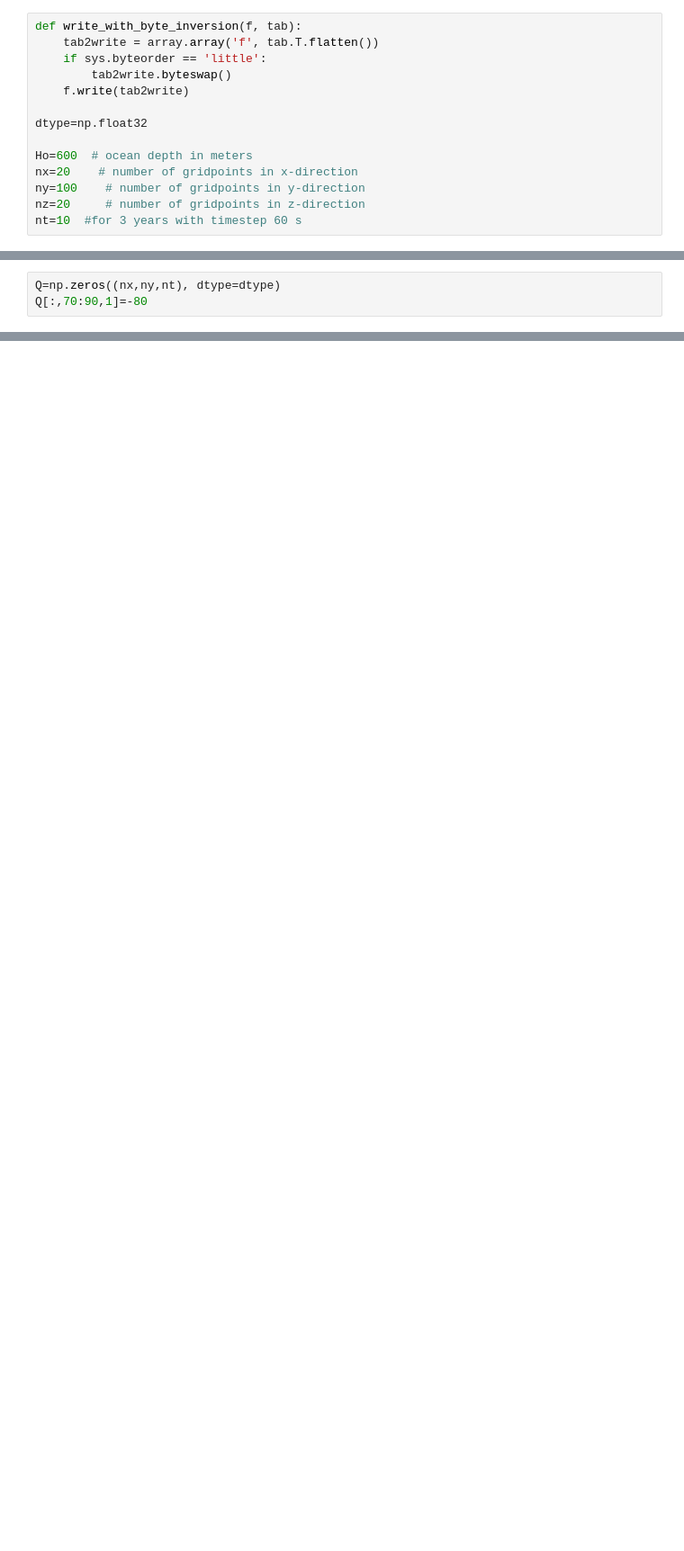
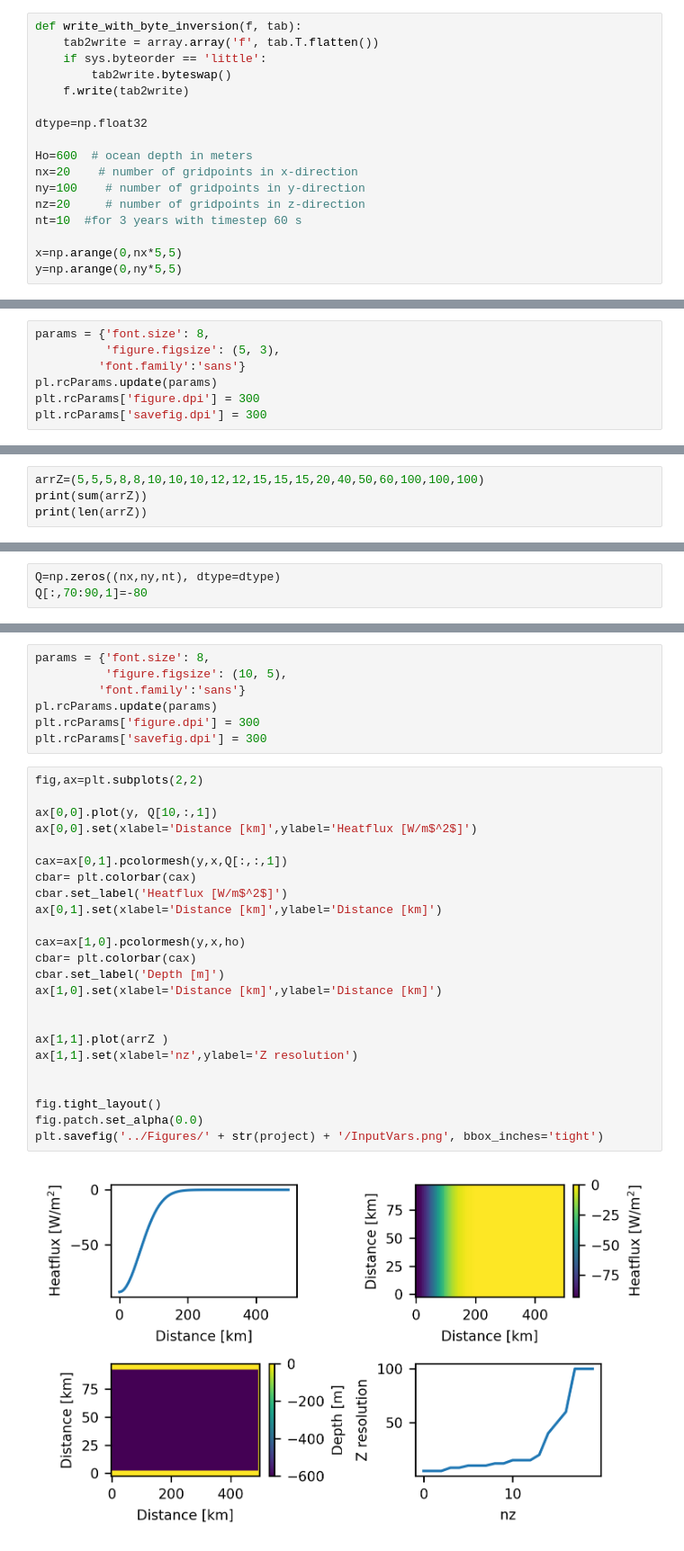
Before and after one commit to kaftkatt/IntercambioNGC, a Jupyter notebook: Scripts/GenerateData.ipynb, the cells around one changed output, grey strips where cells are left out. Shown at 90% size. Saved outputs shown, nothing was run; the diff lists cells and outputs as text; blank space fills up the shorter version.

Commit message:
Created experiment base for gaussian heatflux

```diff
--- a/Scripts/GenerateData.ipynb
+++ b/Scripts/GenerateData.ipynb
@@ -17,3 +21,6 @@ nx=20    # number of gridpoints in x-direction
 ny=100    # number of gridpoints in y-direction
 nz=20     # number of gridpoints in z-direction
 nt=10  #for 3 years with timestep 60 s
+
+x=np.arange(0,nx*5,5)
+y=np.arange(0,ny*5,5)
@@ -58,3 +27,10 @@ plt.plot(Q[10,:,1])
+# %%
+params = {'font.size': 8,
+          'figure.figsize': (5, 3),
+         'font.family':'sans'}
+pl.rcParams.update(params)
+plt.rcParams['figure.dpi'] = 300
+plt.rcParams['savefig.dpi'] = 300
 # %%
 def gaussian(x, mu, sig):
     return (
@@ -74,0 +50,4 @@ plt.plot(Q[10,:,1])
+# %%
+arrZ=(5,5,5,8,8,10,10,10,12,12,15,15,15,20,40,50,60,100,100,100)
+print(sum(arrZ))
+print(len(arrZ))
@@ -77,0 +75,33 @@ Q[:,70:90,1]=-80
+# %%
+params = {'font.size': 8,
+          'figure.figsize': (10, 5),
+         'font.family':'sans'}
+pl.rcParams.update(params)
+plt.rcParams['figure.dpi'] = 300
+plt.rcParams['savefig.dpi'] = 300
+# %%
+fig,ax=plt.subplots(2,2)
+
+ax[0,0].plot(y, Q[10,:,1])
+ax[0,0].set(xlabel='Distance [km]',ylabel='Heatflux [W/m$^2$]')
+
+cax=ax[0,1].pcolormesh(y,x,Q[:,:,1])
+cbar= plt.colorbar(cax)
+cbar.set_label('Heatflux [W/m$^2$]')
+ax[0,1].set(xlabel='Distance [km]',ylabel='Distance [km]')
+
+cax=ax[1,0].pcolormesh(y,x,ho)
+cbar= plt.colorbar(cax)
+cbar.set_label('Depth [m]')
+ax[1,0].set(xlabel='Distance [km]',ylabel='Distance [km]')
+
+
+ax[1,1].plot(arrZ )
+ax[1,1].set(xlabel='nz',ylabel='Z resolution')
+
+
+fig.tight_layout()
+fig.patch.set_alpha(0.0)
+plt.savefig('../Figures/' + str(project) + '/InputVars.png', bbox_inches='tight')
+# %% [output]
+[figure, added]
```
Also changed, not shown: parts of 20 cells of this notebook, 21 other files.
